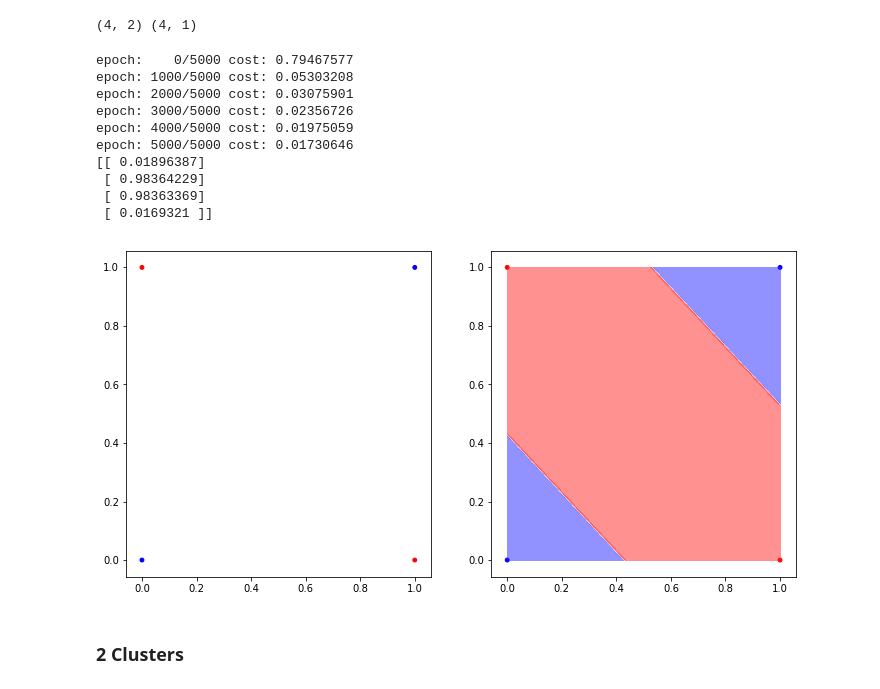
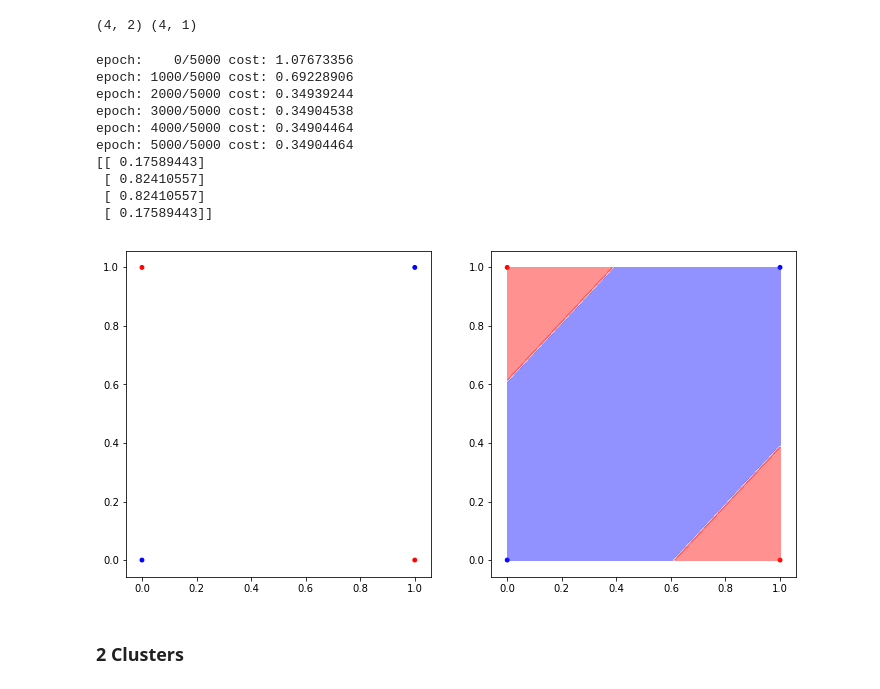
Before and after one commit to arnaldog12/Manual-Pratico-Deep-Learning, a Jupyter notebook: Rede Neural.ipynb, the cells around one changed output. Cells and saved outputs as stored; diff of their text form; code cells hidden in the pictures.

Commit message:
adiciona l1 e l2 regularization

```diff
--- a/Rede Neural.ipynb
+++ b/Rede Neural.ipynb
@@ -174,12 +172,25 @@ def glorot_normal(layers_size):
+# %%
+def l1_regularization(weights, derivative=False):
+    if derivative:
+        weights = [np.where(w < 0, -1, w) for w in weights]
+        return [np.where(w > 0, 1, w) for w in weights]
+    return np.sum([np.sum(np.abs(w)) for w in weights])
+
+def l2_regularization(weights, derivative=False):
+    if derivative:
+        return weights
+    return np.sum([0.5*np.sum(w**2) for w in weights])
 # %% [markdown]
 # Implementação
 # %%
 class NeuralNetwork():
-    def __init__(self, layers_size, activations, cost_func, learning_rate=1e-3, initializer=random_normal):
+    def __init__(self, layers_size, activations, cost_func, learning_rate=1e-3, initializer=random_normal, reg_func=l2_regularization, reg_strength=0.0):
         self.layers_size = layers_size
         self.activations = activations
         self.cost_func = cost_func
+        self.reg_func = reg_func
         self.learning_rate = learning_rate
+        self.reg_strength = reg_strength
         self._activ_inp = []
         self._activ_out = []
         self.weights, self.biases = initializer(self.layers_size)
@@ -190,7 +201,7 @@ class NeuralNetwork():
             self.__backprop(y, y_pred)
 
             if epoch % verbose == 0:
-                cost = self.cost_func(y, y_pred)
+                cost = self.cost_func(y, y_pred) + self.reg_strength*self.reg_func(self.weights)
                 print("epoch: {0:=4}/{1} cost: {2:.8f}".format(epoch, epochs, cost))
 
     def predict(self, x):
@@ -216,6 +227,8 @@ class NeuralNetwork():
             dweights.append(np.dot(dactivation.T, out))
             dbiases.append(1.0*dactivation.sum(axis=0, keepdims=True))
 
+        dreg = self.reg_func(self.weights, derivative=True)
+        dweights = [dw + self.reg_strength*reg for dw, reg in zip(dweights, reversed(dreg))]
         self.weights = [w - self.learning_rate*dw for w, dw in zip(self.weights, reversed(dweights))]
         self.biases  = [b - self.learning_rate*db for b, db in zip(self.biases, reversed(dbiases))]
 # %% [markdown]
@@ -586,24 +596,24 @@ print(x.shape, y.shape)
 (4, 2) (4, 1)
 # %%
 D = x.shape[1]
-nn = NeuralNetwork(layers_size=[D, 2, 1], activations=[sigmoid, sigmoid], cost_func=sigmoid_cross_entropy, learning_rate=1.0)
+nn = NeuralNetwork(layers_size=[D, 2, 1], activations=[sigmoid, sigmoid], cost_func=sigmoid_cross_entropy, learning_rate=1.0, reg_func=l2_regularization, reg_strength=0.003)
 
 nn.fit(x, y, epochs=5000, verbose=1000)
 print(nn.predict(x))
 
 plots.plot_data_and_predictions_3d_in_2d(x, y, is_binary=True, nn=nn, threshold=0.5, cmap='bwr')
 # %% [output]
-epoch:    0/5000 cost: 0.79467577
-epoch: 1000/5000 cost: 0.05303208
-epoch: 2000/5000 cost: 0.03075901
-epoch: 3000/5000 cost: 0.02356726
-epoch: 4000/5000 cost: 0.01975059
-epoch: 5000/5000 cost: 0.01730646
-[[ 0.01896387]
- [ 0.98364229]
- [ 0.98363369]
- [ 0.0169321 ]]
+epoch:    0/5000 cost: 1.07673356
+epoch: 1000/5000 cost: 0.69228906
+epoch: 2000/5000 cost: 0.34939244
+epoch: 3000/5000 cost: 0.34904538
+epoch: 4000/5000 cost: 0.34904464
+epoch: 5000/5000 cost: 0.34904464
+[[ 0.17589443]
+ [ 0.82410557]
+ [ 0.82410557]
+ [ 0.17589443]]
-[figure, old version]
+[figure, new version]
 # %% [markdown]
 ### 2 Clusters
 # %%
```
Also changed, not shown: parts of 24 cells of this notebook.
